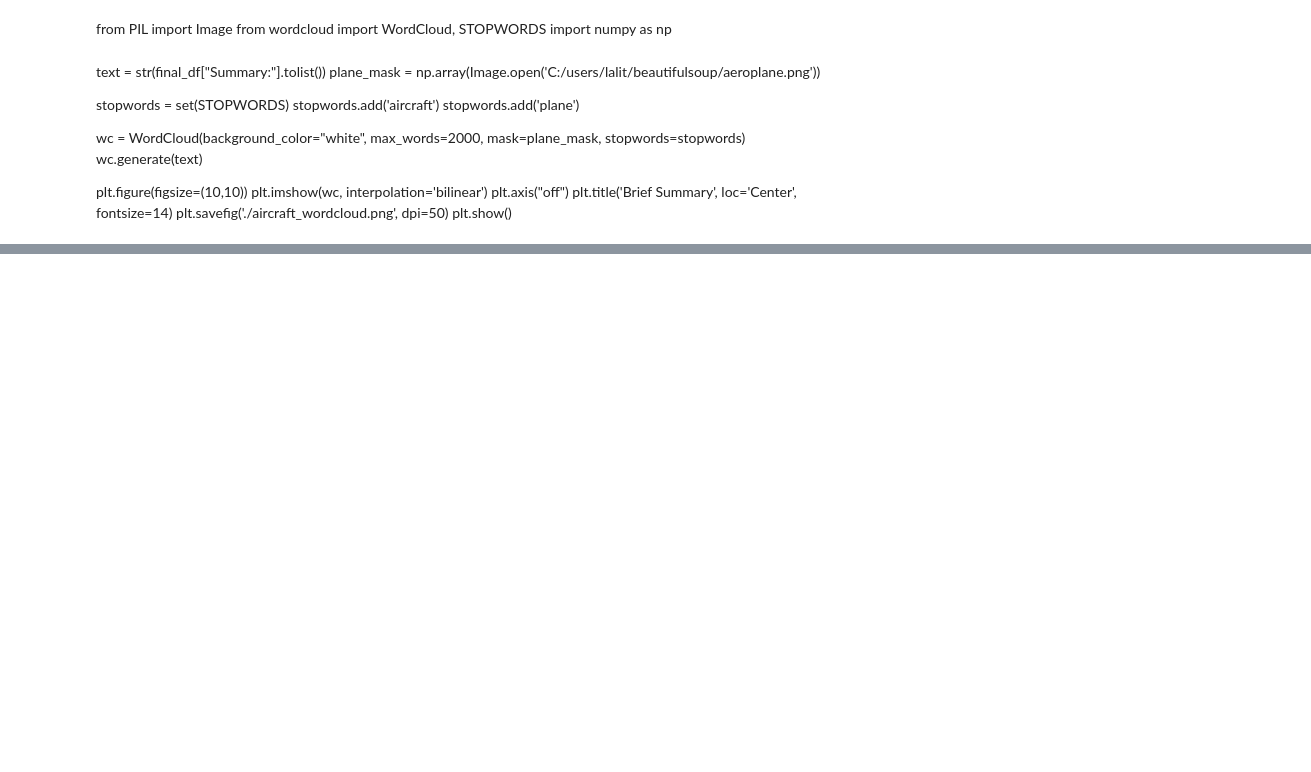
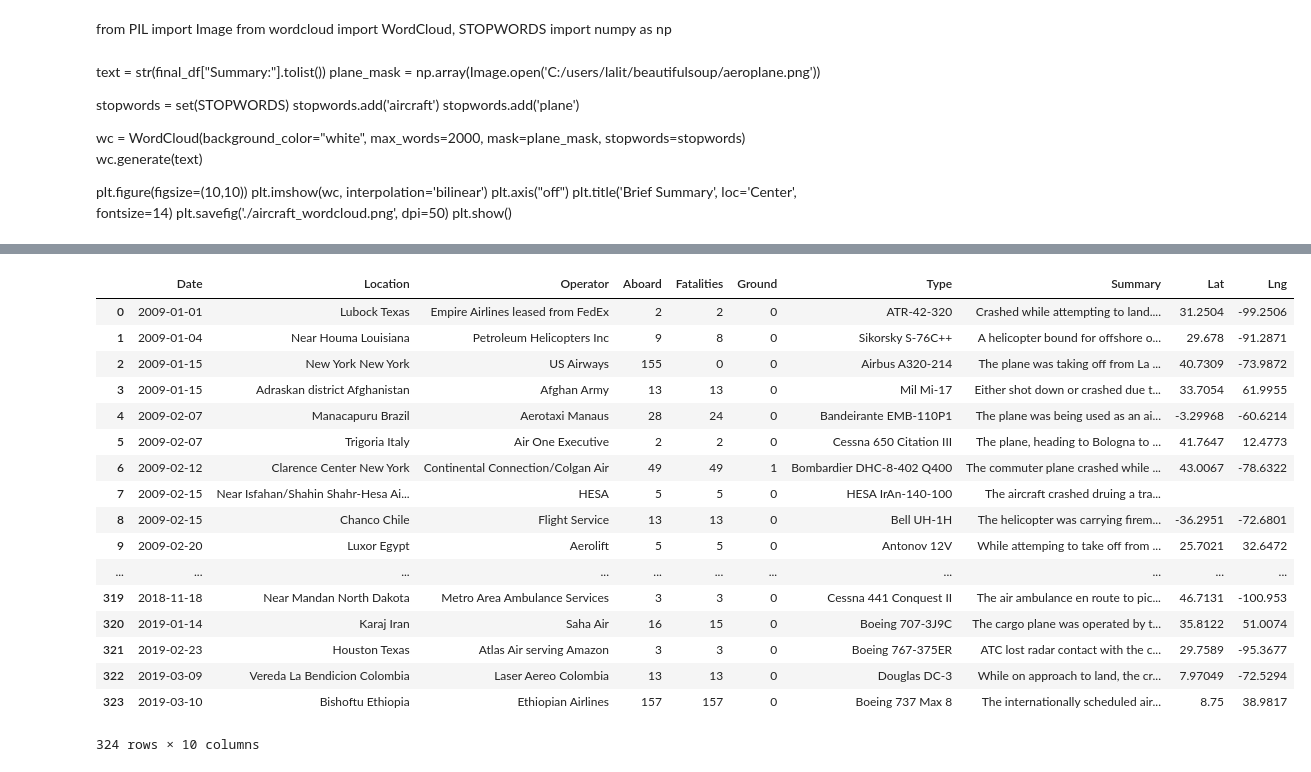
Before and after one commit to LVijayaraghavan/Aviation_Accidents, a Jupyter notebook: aviation_webscraping.ipynb, the cells around one changed output, grey strips where cells are left out. Saved outputs shown, nothing was run; the diff lists cells and outputs as text; code cells hidden in the pictures; blank space fills up the shorter version.

Commit message:
Here is the code with the coordinates

```diff
--- a/aviation_webscraping.ipynb
+++ b/aviation_webscraping.ipynb
@@ -319,0 +331,4 @@ plt.show()
+# %%
+crash_df_final["Lat"] = ""
+crash_df_final["Lng"] = ""
+crash_df_final.head()
@@ -319,0 +342,3 @@ plt.show()
+# %%
+#For testing the API Call for the coordinates
+test_crash = crash_df_final.head()
@@ -319,0 +392,27 @@ plt.show()
+# %%
+# Loop through the cities_pd and run a lat/long search for each city
+for index, row in crash_df_final.iterrows():
+    base_url = "https://api.opencagedata.com/geocode/v1/json?"
+
+    Location = row['Location']
+    # update address key value
+    crash_df_final["Location"] = crash_df_final["Location"].str.replace(","," ")
+
+    try:
+            # make request
+        cities_lat_lng = requests.get(base_url, f"q={Location}&" +"key=a6d247d461fb4a889dfb971ade1eee01&pretty=1")
+
+            # print the cities_lat_lng url, avoid doing for public github repos in order to avoid exposing key
+    #     print(cities_lat_lng.url)
+
+            # convert to json
+        cities_lat_lng = cities_lat_lng.json()
+    #     print(cities_lat_lng)
+
+        crash_df_final.loc[index, "Lat"] = cities_lat_lng["results"][0]["geometry"]["lat"]
+        crash_df_final.loc[index, "Lng"] = cities_lat_lng["results"][0]["geometry"]["lng"]
+
+    # If an error is experienced, skip the city
+    except:
+        print("City not found. Skipping...")
+        pass
@@ -319,0 +437,22 @@ plt.show()
+# %%
+# Visualize to confirm lat lng appear
+crash_df_final
+# %% [output]
+|  | Date | Location | Operator | Aboard | Fatalities | Ground | Type | Summary | Lat | Lng |
+| 0 | 2009-01-01 | Lubock Texas | Empire Airlines leased from FedEx | 2 | 2 | 0 | ATR-42-320 | Crashed while attempting to land.... | 31.2504 | -99.2506 |
+| 1 | 2009-01-04 | Near Houma Louisiana | Petroleum Helicopters Inc | 9 | 8 | 0 | Sikorsky S-76C++ | A helicopter bound for offshore o... | 29.678 | -91.2871 |
+| 2 | 2009-01-15 | New York New York | US Airways | 155 | 0 | 0 | Airbus A320-214 | The plane was taking off from La ... | 40.7309 | -73.9872 |
+| 3 | 2009-01-15 | Adraskan district Afghanistan | Afghan Army | 13 | 13 | 0 | Mil Mi-17 | Either shot down or crashed due t... | 33.7054 | 61.9955 |
+| 4 | 2009-02-07 | Manacapuru Brazil | Aerotaxi Manaus | 28 | 24 | 0 | Bandeirante EMB-110P1 | The plane was being used as an ai... | -3.29968 | -60.6214 |
+| 5 | 2009-02-07 | Trigoria Italy | Air One Executive | 2 | 2 | 0 | Cessna 650 Citation III | The plane, heading to Bologna to ... | 41.7647 | 12.4773 |
+| 6 | 2009-02-12 | Clarence Center New York | Continental Connection/Colgan Air | 49 | 49 | 1 | Bombardier DHC-8-402 Q400 | The commuter plane crashed while ... | 43.0067 | -78.6322 |
+| 7 | 2009-02-15 | Near Isfahan/Shahin Shahr-Hesa Ai... | HESA | 5 | 5 | 0 | HESA IrAn-140-100 | The aircraft crashed druing a tra... |  |  |
+| 8 | 2009-02-15 | Chanco Chile | Flight Service | 13 | 13 | 0 | Bell UH-1H | The helicopter was carrying firem... | -36.2951 | -72.6801 |
+| 9 | 2009-02-20 | Luxor Egypt | Aerolift | 5 | 5 | 0 | Antonov 12V | While attemping to take off from ... | 25.7021 | 32.6472 |
+| ... | ... | ... | ... | ... | ... | ... | ... | ... | ... | ... |
+| 319 | 2018-11-18 | Near Mandan North Dakota | Metro Area Ambulance Services | 3 | 3 | 0 | Cessna 441 Conquest II | The air ambulance en route to pic... | 46.7131 | -100.953 |
+| 320 | 2019-01-14 | Karaj Iran | Saha Air | 16 | 15 | 0 | Boeing 707-3J9C | The cargo plane was operated by t... | 35.8122 | 51.0074 |
+| 321 | 2019-02-23 | Houston Texas | Atlas Air serving Amazon | 3 | 3 | 0 | Boeing 767-375ER | ATC lost radar contact with the c... | 29.7589 | -95.3677 |
+| 322 | 2019-03-09 | Vereda La Bendicion Colombia | Laser Aereo Colombia | 13 | 13 | 0 | Douglas DC-3 | While on approach to land, the cr... | 7.97049 | -72.5294 |
+| 323 | 2019-03-10 | Bishoftu Ethiopia | Ethiopian Airlines | 157 | 157 | 0 | Boeing 737 Max 8 | The internationally scheduled air... | 8.75 | 38.9817 |
+324 rows × 10 columns
```
Also changed, not shown: parts of 8 cells of this notebook.
